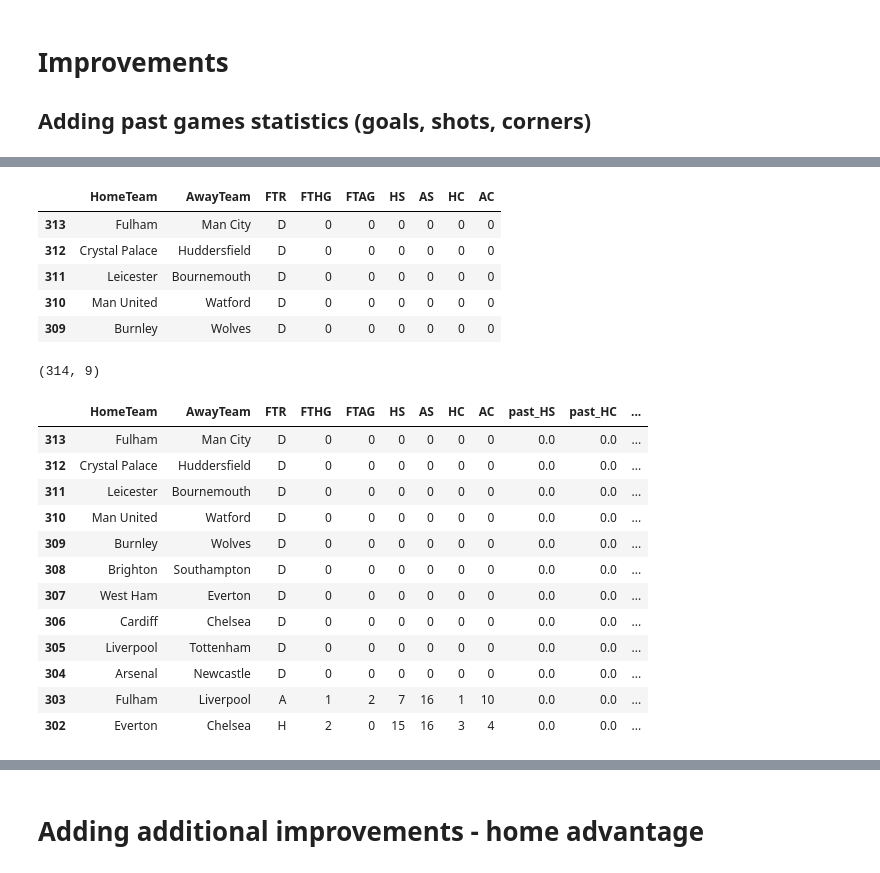
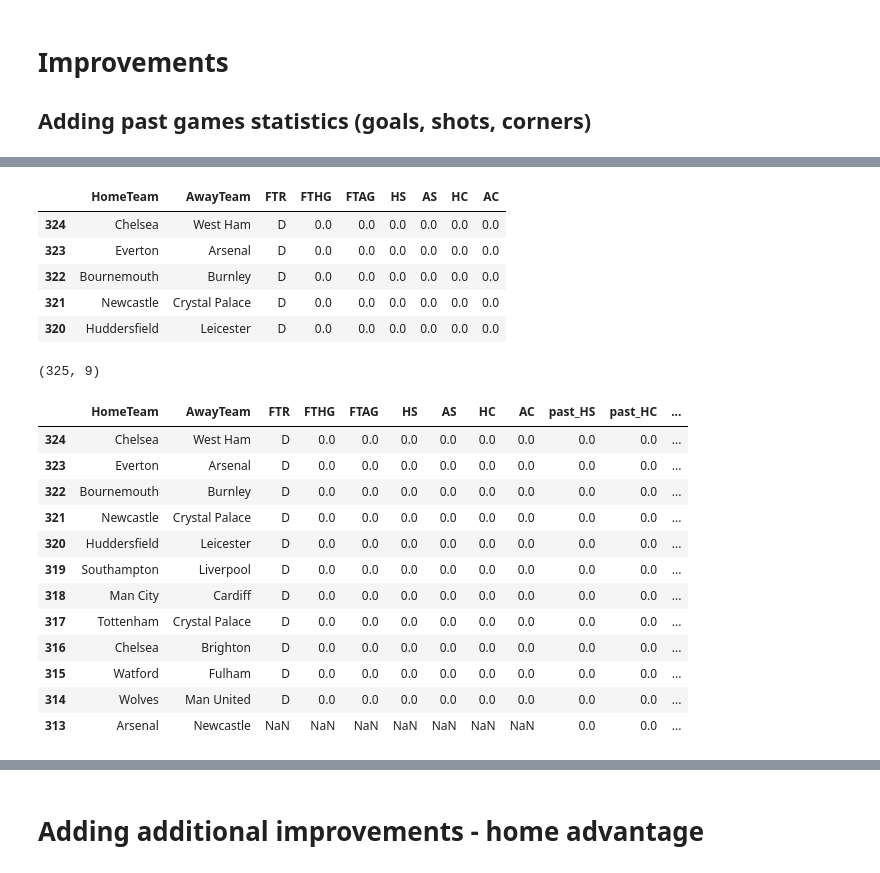
Before and after one commit to michaelbuchar/Bundesliga-Predictor, a Jupyter notebook: Premier_League_Predictor_1819.ipynb, the cells around one changed output, grey strips where cells are left out. Saved outputs shown, nothing was run; the diff lists cells and outputs as text; code cells hidden in the pictures.

```diff
--- a/Premier_League_Predictor_1819.ipynb
+++ b/Premier_League_Predictor_1819.ipynb
@@ -467,33 +488,35 @@ feat_table.head()
 # %%
 # Adding next week fixtures
-new_fixtures = pd.DataFrame( [['Fulham','Man City','D',0,0,0,0,0,0],
-                             ['Crystal Palace','Huddersfield','D',0,0,0,0,0,0],
-                             ['Leicester','Bournemouth','D',0,0,0,0,0,0],
-                             ['Man United','Watford','D',0,0,0,0,0,0],
-                             ['Burnley','Wolves','D',0,0,0,0,0,0],
-                             ['Brighton','Southampton','D',0,0,0,0,0,0],
-                             ['West Ham','Everton','D',0,0,0,0,0,0],
-                             ['Cardiff','Chelsea','D',0,0,0,0,0,0],
-                             ['Liverpool','Tottenham','D',0,0,0,0,0,0],
-                             ['Arsenal','Newcastle','D',0,0,0,0,0,0]],columns=feat_table.columns)
+new_fixtures = pd.DataFrame( [['Chelsea','West Ham','D',0,0,0,0,0,0],
+                             ['Everton','Arsenal','D',0,0,0,0,0,0],
+                             ['Bournemouth','Burnley','D',0,0,0,0,0,0],
+                             ['Newcastle','Crystal Palace','D',0,0,0,0,0,0],
+                             ['Huddersfield','Leicester','D',0,0,0,0,0,0],
+                             ['Southampton','Liverpool','D',0,0,0,0,0,0],
+                             ['Man City','Cardiff','D',0,0,0,0,0,0],
+                             ['Tottenham','Crystal Palace','D',0,0,0,0,0,0],
+                             ['Chelsea','Brighton','D',0,0,0,0,0,0],
+                             ['Watford','Fulham','D',0,0,0,0,0,0],
+                             ['Wolves','Man United','D',0,0,0,0,0,0]],columns=feat_table.columns)
+
 
 new_feat_table = new_fixtures.append(feat_table,ignore_index=True)
 new_feat_table = new_feat_table.sort_index(ascending=False)
 new_feat_table = new_feat_table.reset_index().drop(['index'], axis=1)
 new_feat_table = new_feat_table.sort_index(ascending=False)
 new_feat_table.head()
 # %% [output]
 |  | HomeTeam | AwayTeam | FTR | FTHG | FTAG | HS | AS | HC | AC |
-| 313 | Fulham | Man City | D | 0 | 0 | 0 | 0 | 0 | 0 |
-| 312 | Crystal Palace | Huddersfield | D | 0 | 0 | 0 | 0 | 0 | 0 |
-| 311 | Leicester | Bournemouth | D | 0 | 0 | 0 | 0 | 0 | 0 |
-| 310 | Man United | Watford | D | 0 | 0 | 0 | 0 | 0 | 0 |
-| 309 | Burnley | Wolves | D | 0 | 0 | 0 | 0 | 0 | 0 |
+| 324 | Chelsea | West Ham | D | 0.0 | 0.0 | 0.0 | 0.0 | 0.0 | 0.0 |
+| 323 | Everton | Arsenal | D | 0.0 | 0.0 | 0.0 | 0.0 | 0.0 | 0.0 |
+| 322 | Bournemouth | Burnley | D | 0.0 | 0.0 | 0.0 | 0.0 | 0.0 | 0.0 |
+| 321 | Newcastle | Crystal Palace | D | 0.0 | 0.0 | 0.0 | 0.0 | 0.0 | 0.0 |
+| 320 | Huddersfield | Leicester | D | 0.0 | 0.0 | 0.0 | 0.0 | 0.0 | 0.0 |
 # %%
 feat_table = new_feat_table
 feat_table.shape
 # %% [output]
-(314, 9)
+(325, 9)
 # %%
 # Past Home Shots, Home Corners, Home Goals...
 
@@ -508,18 +531,18 @@ feat_table["past_AG"] = 0.0
 feat_table.head(12)
 # %% [output]
 |  | HomeTeam | AwayTeam | FTR | FTHG | FTAG | HS | AS | HC | AC | past_HS | past_HC | ... |
-| 313 | Fulham | Man City | D | 0 | 0 | 0 | 0 | 0 | 0 | 0.0 | 0.0 | ... |
-| 312 | Crystal Palace | Huddersfield | D | 0 | 0 | 0 | 0 | 0 | 0 | 0.0 | 0.0 | ... |
-| 311 | Leicester | Bournemouth | D | 0 | 0 | 0 | 0 | 0 | 0 | 0.0 | 0.0 | ... |
-| 310 | Man United | Watford | D | 0 | 0 | 0 | 0 | 0 | 0 | 0.0 | 0.0 | ... |
-| 309 | Burnley | Wolves | D | 0 | 0 | 0 | 0 | 0 | 0 | 0.0 | 0.0 | ... |
-| 308 | Brighton | Southampton | D | 0 | 0 | 0 | 0 | 0 | 0 | 0.0 | 0.0 | ... |
-| 307 | West Ham | Everton | D | 0 | 0 | 0 | 0 | 0 | 0 | 0.0 | 0.0 | ... |
-| 306 | Cardiff | Chelsea | D | 0 | 0 | 0 | 0 | 0 | 0 | 0.0 | 0.0 | ... |
-| 305 | Liverpool | Tottenham | D | 0 | 0 | 0 | 0 | 0 | 0 | 0.0 | 0.0 | ... |
-| 304 | Arsenal | Newcastle | D | 0 | 0 | 0 | 0 | 0 | 0 | 0.0 | 0.0 | ... |
-| 303 | Fulham | Liverpool | A | 1 | 2 | 7 | 16 | 1 | 10 | 0.0 | 0.0 | ... |
-| 302 | Everton | Chelsea | H | 2 | 0 | 15 | 16 | 3 | 4 | 0.0 | 0.0 | ... |
+| 324 | Chelsea | West Ham | D | 0.0 | 0.0 | 0.0 | 0.0 | 0.0 | 0.0 | 0.0 | 0.0 | ... |
+| 323 | Everton | Arsenal | D | 0.0 | 0.0 | 0.0 | 0.0 | 0.0 | 0.0 | 0.0 | 0.0 | ... |
+| 322 | Bournemouth | Burnley | D | 0.0 | 0.0 | 0.0 | 0.0 | 0.0 | 0.0 | 0.0 | 0.0 | ... |
+| 321 | Newcastle | Crystal Palace | D | 0.0 | 0.0 | 0.0 | 0.0 | 0.0 | 0.0 | 0.0 | 0.0 | ... |
+| 320 | Huddersfield | Leicester | D | 0.0 | 0.0 | 0.0 | 0.0 | 0.0 | 0.0 | 0.0 | 0.0 | ... |
+| 319 | Southampton | Liverpool | D | 0.0 | 0.0 | 0.0 | 0.0 | 0.0 | 0.0 | 0.0 | 0.0 | ... |
+| 318 | Man City | Cardiff | D | 0.0 | 0.0 | 0.0 | 0.0 | 0.0 | 0.0 | 0.0 | 0.0 | ... |
+| 317 | Tottenham | Crystal Palace | D | 0.0 | 0.0 | 0.0 | 0.0 | 0.0 | 0.0 | 0.0 | 0.0 | ... |
+| 316 | Chelsea | Brighton | D | 0.0 | 0.0 | 0.0 | 0.0 | 0.0 | 0.0 | 0.0 | 0.0 | ... |
+| 315 | Watford | Fulham | D | 0.0 | 0.0 | 0.0 | 0.0 | 0.0 | 0.0 | 0.0 | 0.0 | ... |
+| 314 | Wolves | Man United | D | 0.0 | 0.0 | 0.0 | 0.0 | 0.0 | 0.0 | 0.0 | 0.0 | ... |
+| 313 | Arsenal | Newcastle | NaN | NaN | NaN | NaN | NaN | NaN | NaN | 0.0 | 0.0 | ... |
 # %%
 ### testing
 for index,row in feat_table.iterrows():
```
Also changed, not shown: parts of 35 cells of this notebook, 3 other files.
